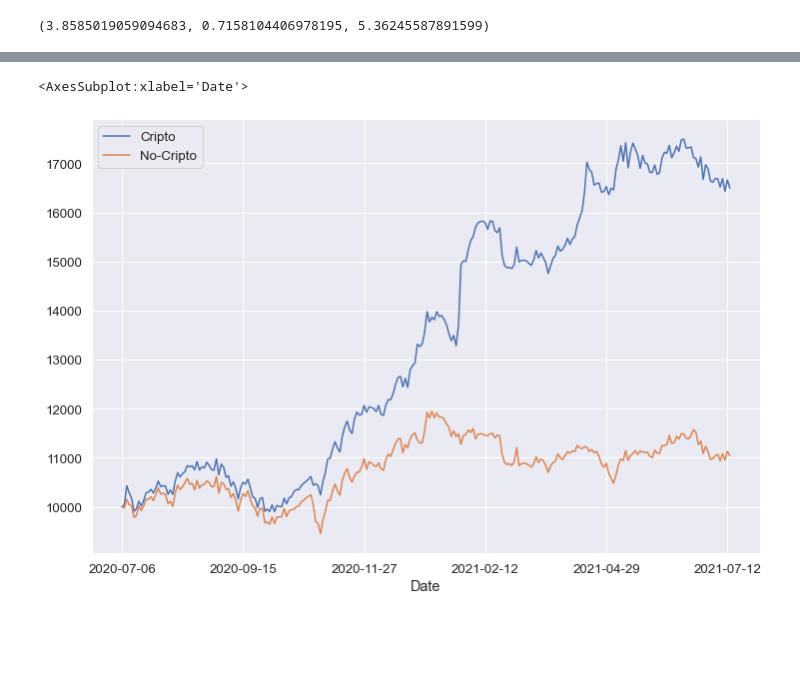
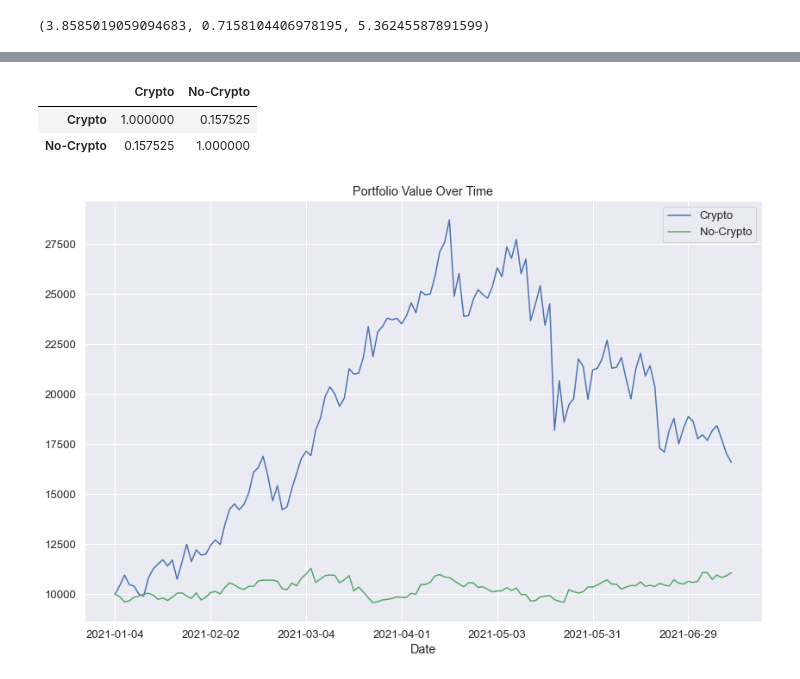
Before and after one commit to viengg/crypto-mpt, a Jupyter notebook: notebook.ipynb, the cells around one changed output, grey strips where cells are left out. Saved outputs shown, nothing was run; the diff lists cells and outputs as text; code cells hidden in the pictures; blank space fills up the shorter version.

```diff
--- a/notebook.ipynb
+++ b/notebook.ipynb
@@ -212,37 +249,42 @@ Sharpe ratio: 4.11
 # %%
 def gera_portfolio(dados_precos):
-  #in_sample, out_sample = dados_precos[:"2021-01-01"], dados_precos["2021-01-01":]
-  in_sample, out_sample = dados_precos[:-252], dados_precos[-252:]
+  in_sample, out_sample = dados_precos[:"2021-01-01"], dados_precos["2021-01-01":]
+  #in_sample, out_sample = dados_precos[:-252], dados_precos[-252:]
 
   mu = expected_returns.mean_historical_return(in_sample)
   S = risk_models.sample_cov(in_sample)
 
   ef = EfficientFrontier(mu, S)
-  raw_weights = ef.min_volatility()
+  raw_weights = ef.max_sharpe()
   raw_weights = np.asarray([weight for weight in raw_weights.values()])
   return raw_weights, out_sample
 
 
 C = 10_000
 
 portfolio_com_cripto, out_sample_cripto = gera_portfolio(dados)
 portfolio_sem_cripto, out_sample_sem_cripto = gera_portfolio(dados_acoes)
 
 backtest_range = out_sample_cripto.index
 
 out_sample_cripto_returns = out_sample_cripto.pct_change().dropna()
 out_sample_sem_cripto_returns = out_sample_sem_cripto.pct_change().dropna()
 
 capital = [(C, C)]
 
 for date in out_sample_cripto_returns.index:
   cripto_row, no_cripto_row = out_sample_cripto_returns.loc[date], out_sample_sem_cripto_returns.loc[date]
   cripto_return, no_cripto_return = np.dot(portfolio_com_cripto, cripto_row), np.dot(portfolio_sem_cripto, no_cripto_row)
   C_cripto, C_no_cripto = capital[-1][0] * (1+cripto_return), capital[-1][1] * (1+no_cripto_return)
   capital.append((C_cripto, C_no_cripto))
 
-backtest_df = pd.DataFrame(capital, index=backtest_range, columns=["Cripto", "No-Cripto"])
+backtest_df = pd.DataFrame(capital, index=backtest_range, columns=["Crypto", "No-Crypto"])
 backtest_df.plot()
+plt.title("Portfolio Value Over Time")
+plt.tight_layout()
+backtest_df.corr()
 # %% [output]
-<AxesSubplot:xlabel='Date'>
+|  | Crypto | No-Crypto |
+| Crypto | 1.000000 | 0.157525 |
+| No-Crypto | 0.157525 | 1.000000 |
-[figure, old version]
+[figure, new version]
```
Also changed, not shown: parts of 13 cells of this notebook, 6 other files.
